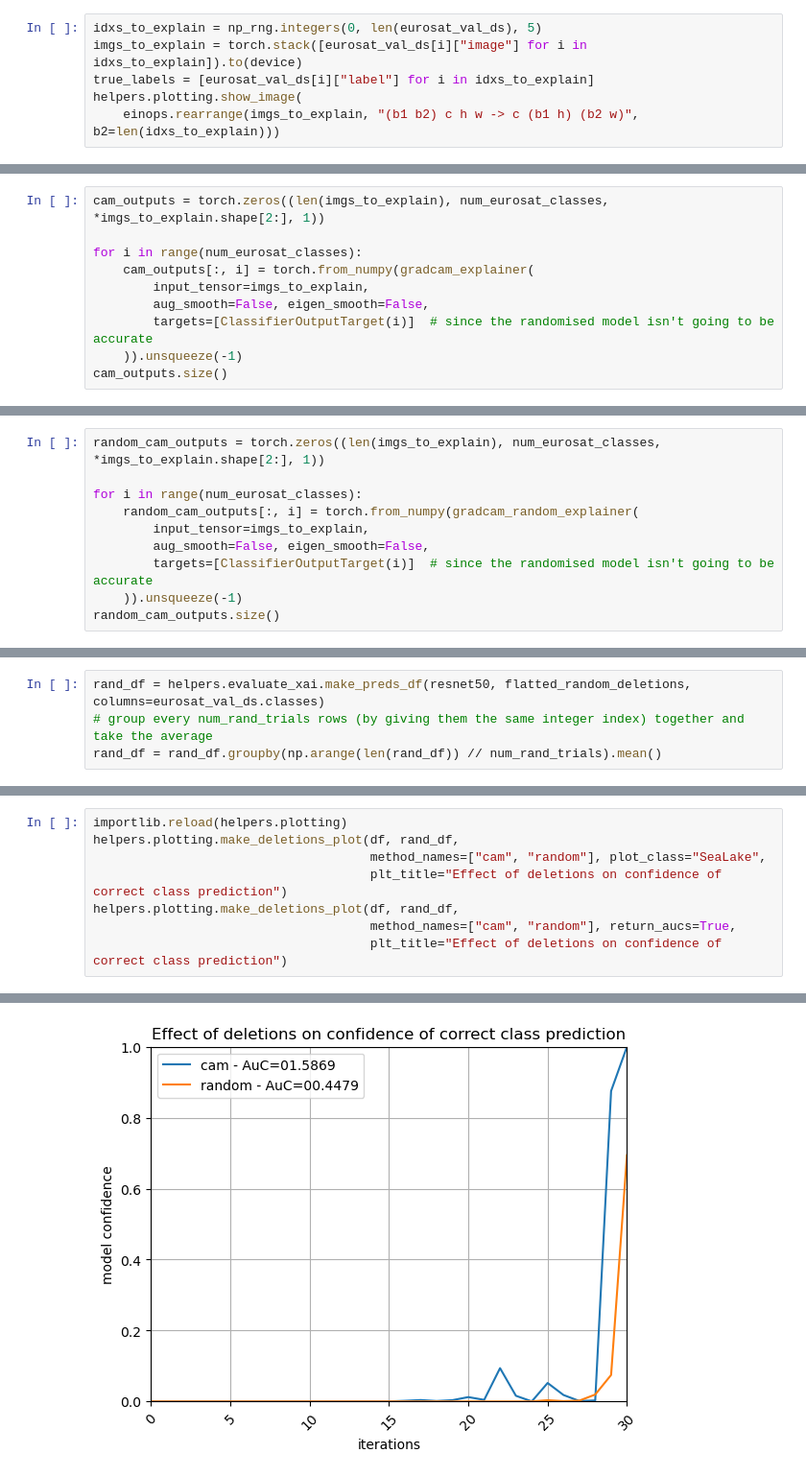
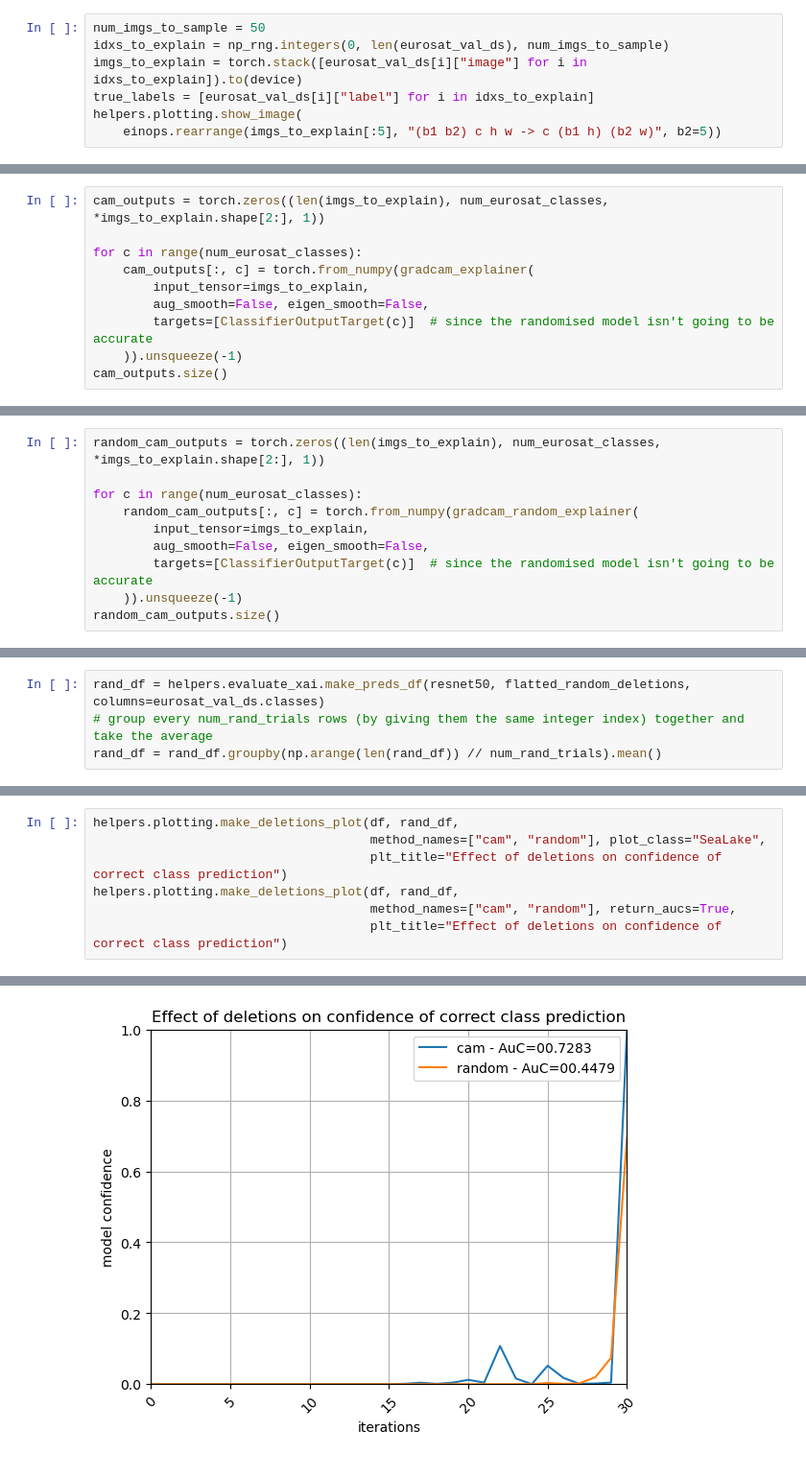
Before and after one commit to tameTNT/evaluating-xai-remote-sensing, a Jupyter notebook: explain_predictions/gradcam.ipynb, the cells around one changed output, grey strips where cells are left out. Shown at 96% size. Saved outputs shown, nothing was run; the diff lists cells and outputs as text.

```diff
--- a/explain_predictions/gradcam.ipynb
+++ b/explain_predictions/gradcam.ipynb
@@ -95,8 +95,9 @@ if check_acc:
 # %% [markdown]
 ### Select images to explain
 # %%
-idxs_to_explain = np_rng.integers(0, len(eurosat_val_ds), 5)
+num_imgs_to_sample = 50
+idxs_to_explain = np_rng.integers(0, len(eurosat_val_ds), num_imgs_to_sample)
 imgs_to_explain = torch.stack([eurosat_val_ds[i]["image"] for i in idxs_to_explain]).to(device)
 true_labels = [eurosat_val_ds[i]["label"] for i in idxs_to_explain]
 helpers.plotting.show_image(
-    einops.rearrange(imgs_to_explain, "(b1 b2) c h w -> c (b1 h) (b2 w)", b2=len(idxs_to_explain)))
+    einops.rearrange(imgs_to_explain[:5], "(b1 b2) c h w -> c (b1 h) (b2 w)", b2=5))
@@ -160,11 +171,11 @@ helpers.plotting.visualise_importance(imgs_to_explain[i], ranked_random_cam[i])
 # %%
 cam_outputs = torch.zeros((len(imgs_to_explain), num_eurosat_classes, *imgs_to_explain.shape[2:], 1))
 
-for i in range(num_eurosat_classes):
-    cam_outputs[:, i] = torch.from_numpy(gradcam_explainer(
+for c in range(num_eurosat_classes):
+    cam_outputs[:, c] = torch.from_numpy(gradcam_explainer(
         input_tensor=imgs_to_explain,
         aug_smooth=False, eigen_smooth=False,
-        targets=[ClassifierOutputTarget(i)]  # since the randomised model isn't going to be accurate
+        targets=[ClassifierOutputTarget(c)]  # since the randomised model isn't going to be accurate
     )).unsqueeze(-1)
 cam_outputs.size()
 # %% [output]
@@ -172,11 +183,11 @@ torch.Size([5, 10, 224, 224, 1])
 # %%
 random_cam_outputs = torch.zeros((len(imgs_to_explain), num_eurosat_classes, *imgs_to_explain.shape[2:], 1))
 
-for i in range(num_eurosat_classes):
-    random_cam_outputs[:, i] = torch.from_numpy(gradcam_random_explainer(
+for c in range(num_eurosat_classes):
+    random_cam_outputs[:, c] = torch.from_numpy(gradcam_random_explainer(
         input_tensor=imgs_to_explain,
         aug_smooth=False, eigen_smooth=False,
-        targets=[ClassifierOutputTarget(i)]  # since the randomised model isn't going to be accurate
+        targets=[ClassifierOutputTarget(c)]  # since the randomised model isn't going to be accurate
     )).unsqueeze(-1)
 random_cam_outputs.size()
 # %% [output]
@@ -242,5 +267,4 @@ np.trapz(df[true_label_text].to_numpy()), np.trapz(rand_df[true_label_text].to_n
 # %%
-importlib.reload(helpers.plotting)
 helpers.plotting.make_deletions_plot(df, rand_df,
                                      method_names=["cam", "random"], plot_class="SeaLake",
                                      plt_title="Effect of deletions on confidence of correct class prediction")
@@ -252,2 +276,2 @@ helpers.plotting.make_deletions_plot(df, rand_df,
-[figure, old version]
+[figure, new version]
 [figure]
```
Also changed, not shown: parts of 13 cells of this notebook, 1 other file.
